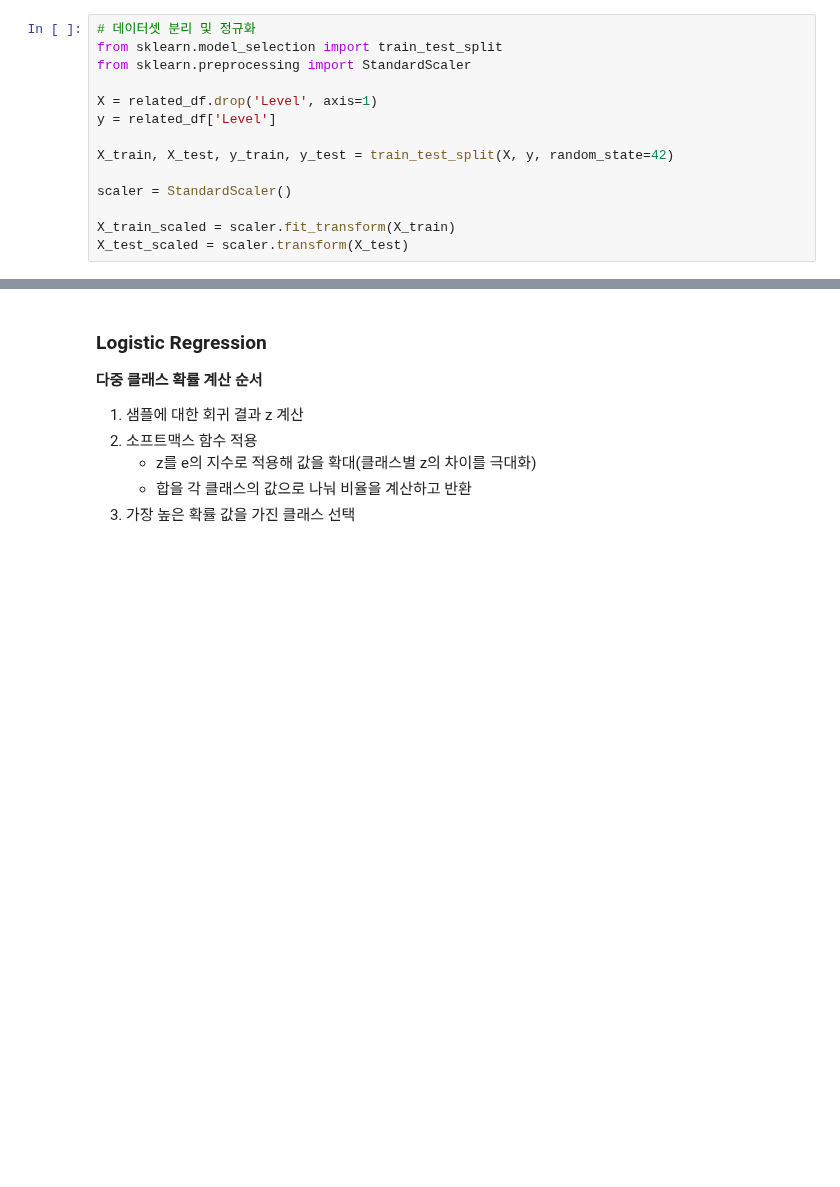
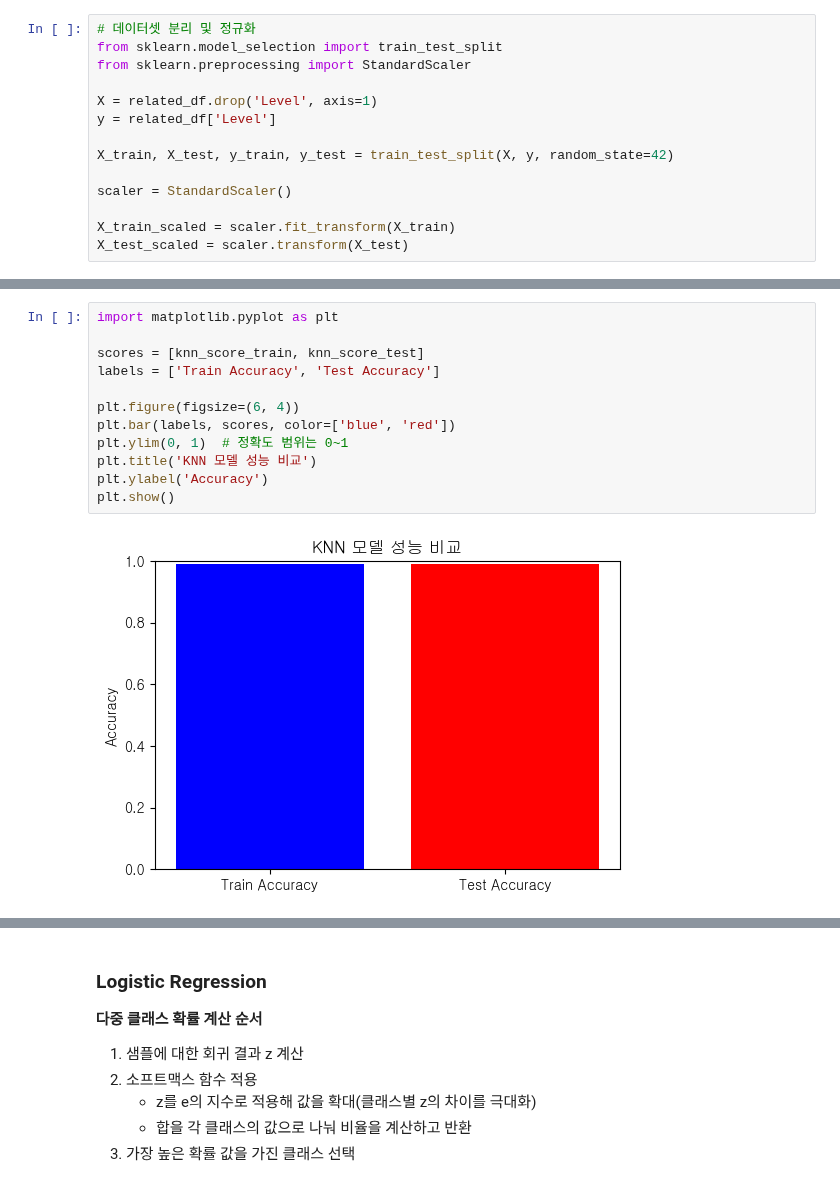
Before and after one commit to encore-SKN11/ML-3Team, a Jupyter notebook: ml_sjh.ipynb, the cells around one changed output, grey strips where cells are left out. Saved outputs shown, nothing was run; the diff lists cells and outputs as text; blank space fills up the shorter version.

```diff
--- a/ml_sjh.ipynb
+++ b/ml_sjh.ipynb
@@ -92,0 +138,14 @@ X_test_scaled = scaler.transform(X_test)
+# %%
+import matplotlib.pyplot as plt
+
+scores = [knn_score_train, knn_score_test]
+labels = ['Train Accuracy', 'Test Accuracy']
+
+plt.figure(figsize=(6, 4))
+plt.bar(labels, scores, color=['blue', 'red'])
+plt.ylim(0, 1)  # 정확도 범위는 0~1
+plt.title('KNN 모델 성능 비교')
+plt.ylabel('Accuracy')
+plt.show()
+# %% [output]
+[figure, added]
```
Also changed, not shown: parts of 13 cells of this notebook.
